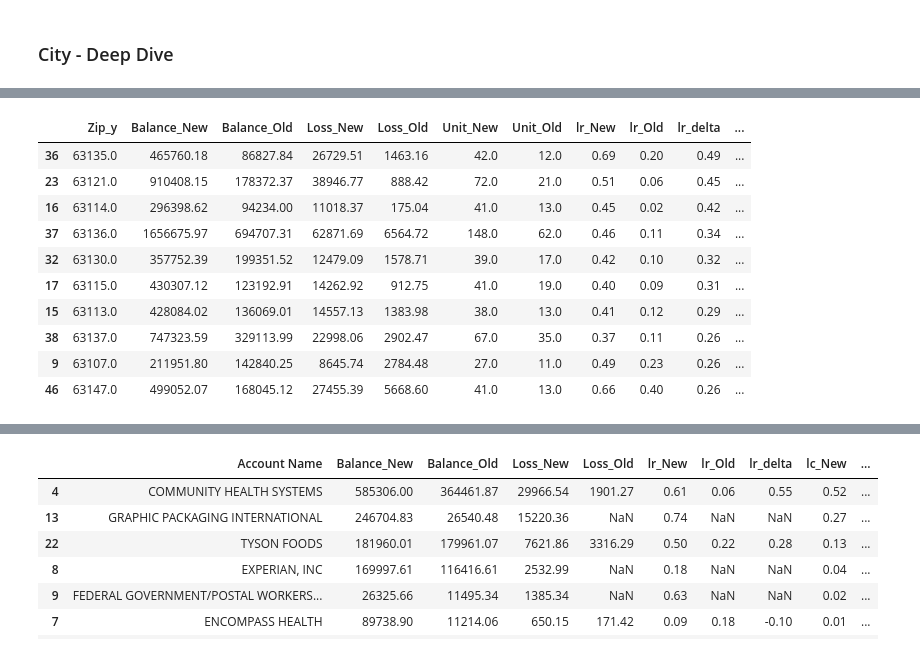
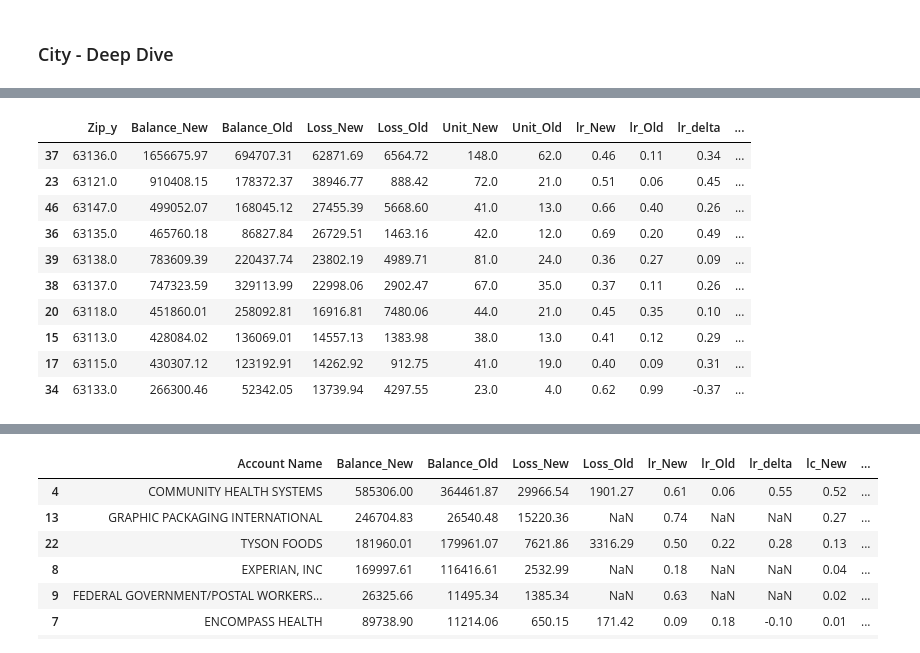
Before and after one commit to XuetingS/PP, a Jupyter notebook: src/Risk Break Down.ipynb, the cells around one changed output, grey strips where cells are left out. Drawn from its saved outputs; the diff is of its cells as text; code cells hidden in the pictures.

```diff
--- a/src/Risk Break Down.ipynb
+++ b/src/Risk Break Down.ipynb
@@ -1783,7 +1707,7 @@ df['Zip_y'] = df['Zip_y'].apply(lambda x: convert_type(x))
 # %%
 def zip_dd(df, city_name):
     """
-    City Deep Dive
+    Zipcode Deep Dive
     """
     bal = df[(df['City_y']==city_name)].pivot_table(index='Zip_y', values='Current_Balance', columns='Flag',
                aggfunc='sum').reset_index().rename_axis(None, axis=1)
@@ -1812,4 +1736,4 @@ def zip_dd(df, city_name):
     city['lc_Old'] = city['Loss_Old']/city['Loss_Old'].sum()
     city['lc_delta'] = city['lc_New'] - city['lc_Old']
 
-    return city.sort_values('lr_delta',ascending=False)
+    return city.sort_values('lc_New',ascending=False)
@@ -1816,17 +1755,18 @@ def zip_dd(df, city_name):
 # %%
+zip_dd(df,'SAINT LOUIS').round(2).to_csv('../data/saint_louis_zip.csv',index = False)
 zip_dd(df,'SAINT LOUIS').head(10).round(2)
 # %% [output]
 |  | Zip_y | Balance_New | Balance_Old | Loss_New | Loss_Old | Unit_New | Unit_Old | lr_New | lr_Old | lr_delta | ... |
+| 37 | 63136.0 | 1656675.97 | 694707.31 | 62871.69 | 6564.72 | 148.0 | 62.0 | 0.46 | 0.11 | 0.34 | ... |
+| 23 | 63121.0 | 910408.15 | 178372.37 | 38946.77 | 888.42 | 72.0 | 21.0 | 0.51 | 0.06 | 0.45 | ... |
+| 46 | 63147.0 | 499052.07 | 168045.12 | 27455.39 | 5668.60 | 41.0 | 13.0 | 0.66 | 0.40 | 0.26 | ... |
 | 36 | 63135.0 | 465760.18 | 86827.84 | 26729.51 | 1463.16 | 42.0 | 12.0 | 0.69 | 0.20 | 0.49 | ... |
-| 23 | 63121.0 | 910408.15 | 178372.37 | 38946.77 | 888.42 | 72.0 | 21.0 | 0.51 | 0.06 | 0.45 | ... |
-| 16 | 63114.0 | 296398.62 | 94234.00 | 11018.37 | 175.04 | 41.0 | 13.0 | 0.45 | 0.02 | 0.42 | ... |
-| 37 | 63136.0 | 1656675.97 | 694707.31 | 62871.69 | 6564.72 | 148.0 | 62.0 | 0.46 | 0.11 | 0.34 | ... |
-| 32 | 63130.0 | 357752.39 | 199351.52 | 12479.09 | 1578.71 | 39.0 | 17.0 | 0.42 | 0.10 | 0.32 | ... |
+| 39 | 63138.0 | 783609.39 | 220437.74 | 23802.19 | 4989.71 | 81.0 | 24.0 | 0.36 | 0.27 | 0.09 | ... |
+| 38 | 63137.0 | 747323.59 | 329113.99 | 22998.06 | 2902.47 | 67.0 | 35.0 | 0.37 | 0.11 | 0.26 | ... |
+| 20 | 63118.0 | 451860.01 | 258092.81 | 16916.81 | 7480.06 | 44.0 | 21.0 | 0.45 | 0.35 | 0.10 | ... |
+| 15 | 63113.0 | 428084.02 | 136069.01 | 14557.13 | 1383.98 | 38.0 | 13.0 | 0.41 | 0.12 | 0.29 | ... |
 | 17 | 63115.0 | 430307.12 | 123192.91 | 14262.92 | 912.75 | 41.0 | 19.0 | 0.40 | 0.09 | 0.31 | ... |
-| 15 | 63113.0 | 428084.02 | 136069.01 | 14557.13 | 1383.98 | 38.0 | 13.0 | 0.41 | 0.12 | 0.29 | ... |
-| 38 | 63137.0 | 747323.59 | 329113.99 | 22998.06 | 2902.47 | 67.0 | 35.0 | 0.37 | 0.11 | 0.26 | ... |
-| 9 | 63107.0 | 211951.80 | 142840.25 | 8645.74 | 2784.48 | 27.0 | 11.0 | 0.49 | 0.23 | 0.26 | ... |
-| 46 | 63147.0 | 499052.07 | 168045.12 | 27455.39 | 5668.60 | 41.0 | 13.0 | 0.66 | 0.40 | 0.26 | ... |
+| 34 | 63133.0 | 266300.46 | 52342.05 | 13739.94 | 4297.55 | 23.0 | 4.0 | 0.62 | 0.99 | -0.37 | ... |
 # %%
 city_dd(df,'DALLAS').head(10).round(2)
 # %% [output]
```
Also changed, not shown: parts of 9 cells of this notebook.
